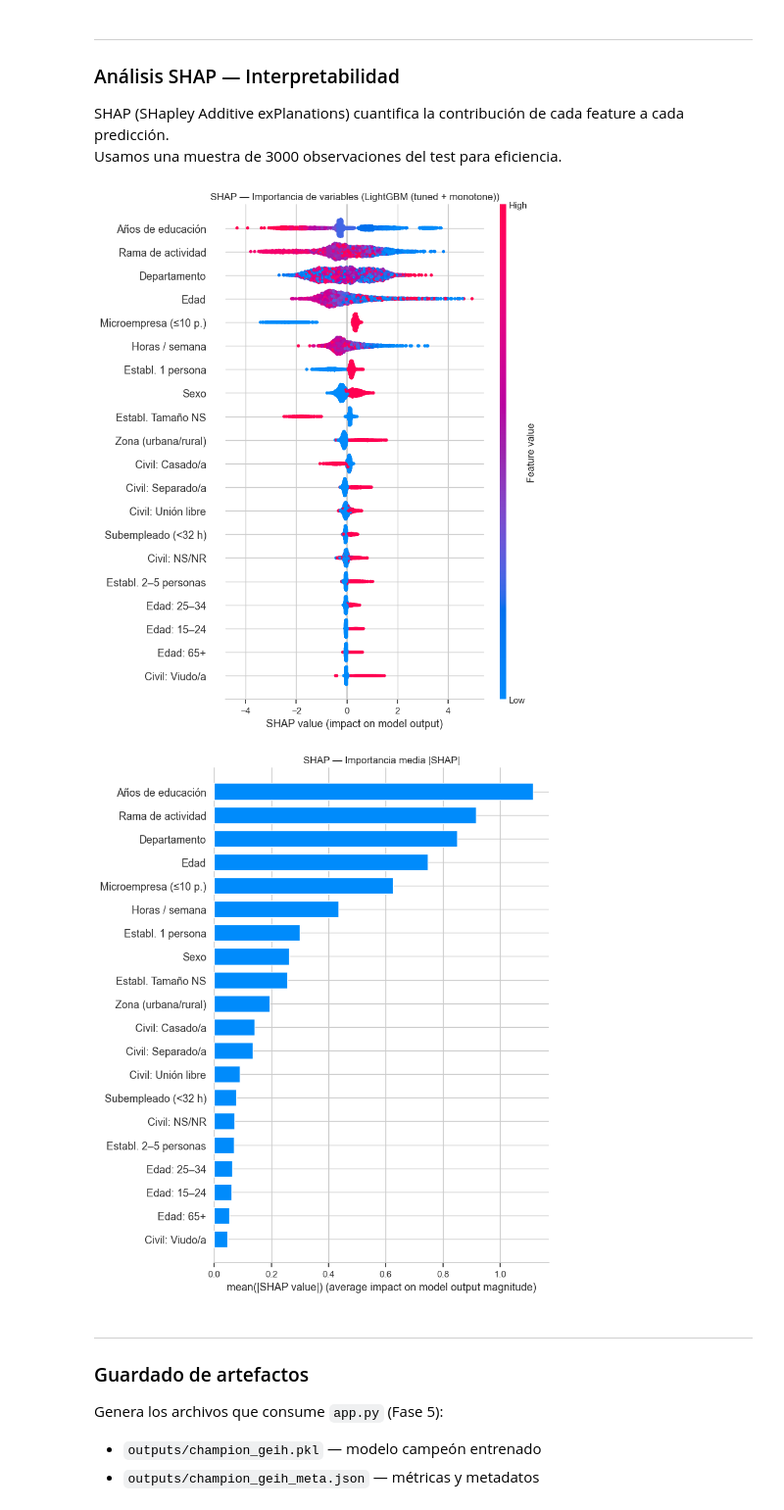
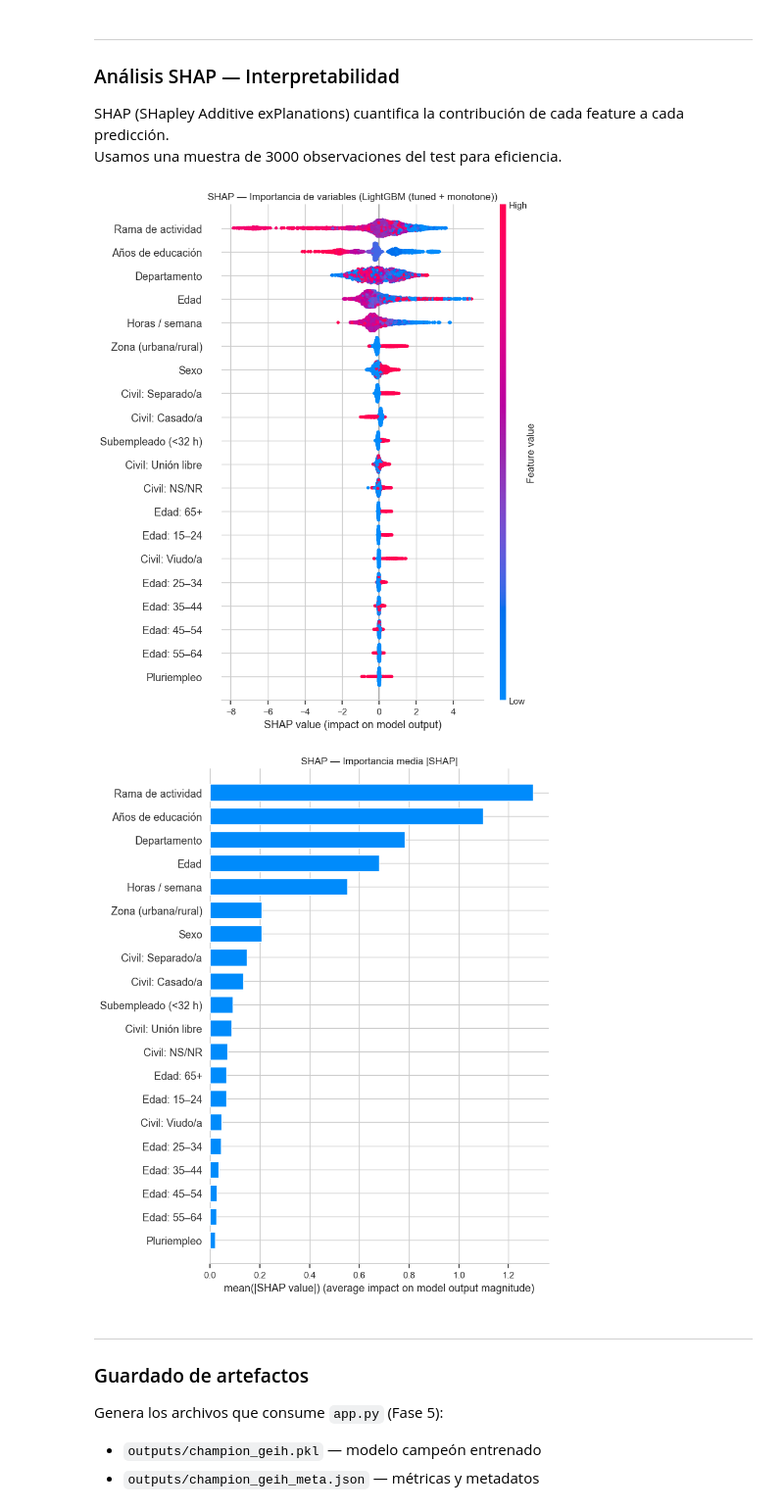
Before and after one commit to JuanMG1211/GEIH_Informalidad, a Jupyter notebook: 4.Modelamiento.ipynb, the cells around one changed output. Shown at 98% size. Saved outputs shown, nothing was run; the diff lists cells and outputs as text; code cells hidden in the pictures.

```diff
--- a/4.Modelamiento.ipynb
+++ b/4.Modelamiento.ipynb
@@ -172,10 +169,9 @@ MONOTONE_CONSTRAINTS = (
     0,   # P6800      — horas/semana
     0,   # P3271      — sexo
     0,   # CLASE      — zona
-    0, 0, 0,              # MICROEMPRESA, SUBEMPLEADO, PLURIEMPLEO
+    0, 0,              # SUBEMPLEADO, PLURIEMPLEO
     0, 0, 0, 0, 0, 0,     # EDAD_GRUPO_* (6 OHE)
     0, 0, 0, 0, 0, 0,     # P6070_*      (6 OHE)
-    0, 0, 0, 0, 0, 0, 0, 0, 0, 0,  # P3069_* (10 OHE)
     0,   # RAMA2D_R4 (target enc.)
     0,   # DPTO       (target enc.)
 )
@@ -420,11 +416,8 @@ NOMBRES = {
     # Binarias
     'P3271':          'Sexo',
     'CLASE':          'Zona (urbana/rural)',
-    'CUENTA_PROPIA':  'Cuenta propia',
-    'MICROEMPRESA':   'Microempresa (≤10 p.)',
     'SUBEMPLEADO':    'Subempleado (<32 h)',
     'PLURIEMPLEO':    'Pluriempleo',
-    'CONTRATO_VERBAL':'Contrato verbal',
     # Target encoding
     '0': 'Rama de actividad',
     '1': 'Departamento',
@@ -435,59 +428,35 @@ NOMBRES = {
     'EDAD_GRUPO_45-54': 'Edad: 45–54',
     'EDAD_GRUPO_55-64': 'Edad: 55–64',
     'EDAD_GRUPO_65+':   'Edad: 65+',
     # OHE — Estado civil (P6070)
     'P6070_1.0': 'Civil: No unido/a',
     'P6070_2.0': 'Civil: Unión libre',
     'P6070_3.0': 'Civil: Casado/a',
     'P6070_4.0': 'Civil: Separado/a',
     'P6070_5.0': 'Civil: Viudo/a',
     'P6070_6.0': 'Civil: NS/NR',
-    # OHE — Posición ocupacional (P6430) — modelo anterior
-    'P6430_1': 'Posición: Empleado particular',
-    'P6430_2': 'Posición: Empleado gobierno',
-    'P6430_3': 'Posición: Doméstico',
-    'P6430_4': 'Posición: Cuenta propia',
-    'P6430_5': 'Posición: Empleador',
-    'P6430_6': 'Posición: Familiar s/rem.',
-    'P6430_7': 'Posición: Jornalero',
-    'P6430_8': 'Posición: Otro',
-    # OHE — Tipo de contrato (P6450)
-    'P6450_1.0': 'Contrato: Verbal',
-    'P6450_2.0': 'Contrato: Escrito',
-    'P6450_9.0': 'Contrato: NS/NR',
-    # OHE — Tamaño del establecimiento (P3069)
-    'P3069_1':  'Establ. 1 persona',
-    'P3069_2':  'Establ. 2–5 personas',
-    'P3069_3':  'Establ. 6–10 personas',
-    'P3069_4':  'Establ. 11–19 personas',
-    'P3069_5':  'Establ. 20–30 personas',
-    'P3069_6':  'Establ. 31–50 personas',
-    'P3069_7':  'Establ. 51–100 personas',
-    'P3069_8':  'Establ. 101–200 personas',
-    'P3069_9':  'Establ. 201+ personas',
-    'P3069_10': 'Establ. Tamaño NS',
 }
 feat_names = [NOMBRES.get(c, c) for c in X_shap.columns]
 
 # Summary plot (beeswarm)
 plt.figure(figsize=(10, 7))
 shap.summary_plot(sv, X_shap, feature_names=feat_names, show=False, max_display=20)
 plt.title(f'SHAP — Importancia de variables ({campeon["nombre"]})')
 plt.tight_layout()
 plt.savefig(OUT_DIR / 'shap_summary.png', bbox_inches='tight', dpi=120)
 plt.show()
 
 # Bar plot (importancia media absoluta)
 plt.figure(figsize=(9, 6))
 shap.summary_plot(sv, X_shap, feature_names=feat_names,
                   plot_type='bar', show=False, max_display=20)
 plt.title('SHAP — Importancia media |SHAP|')
 plt.tight_layout()
 plt.savefig(OUT_DIR / 'shap_importance.png', bbox_inches='tight', dpi=120)
 plt.show()
 # %% [output]
-[figure, old version]
+[figure, new version]
-[figure, old version]
+[figure, new version]
 # %% [markdown]
 ---
 ### Guardado de artefactos
```
Also changed, not shown: parts of 9 cells of this notebook, 5 other files.
